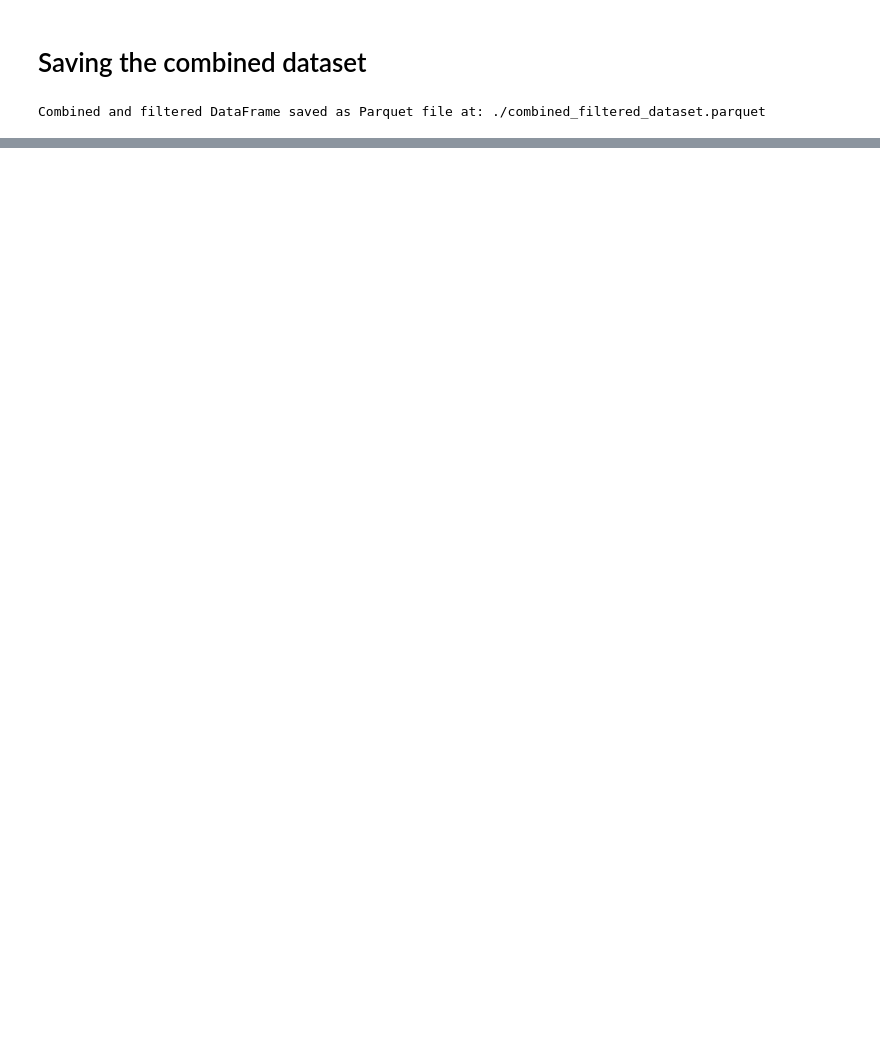
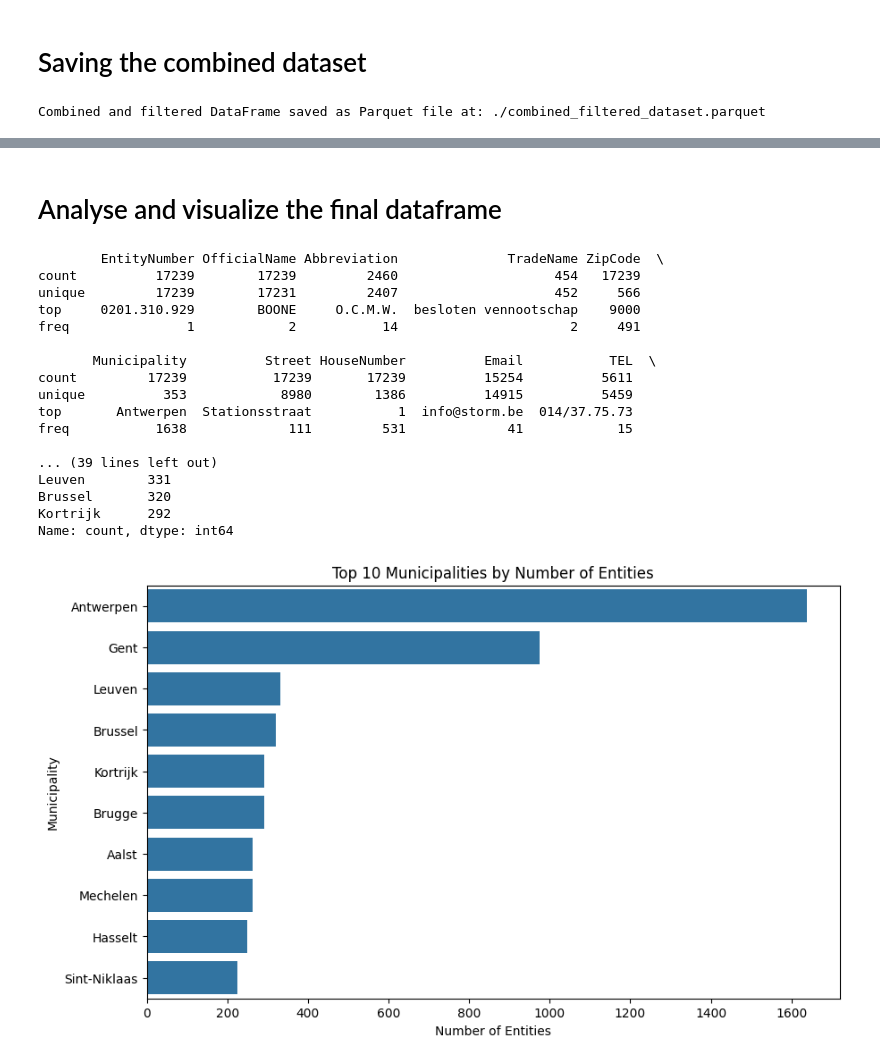
Before and after one commit to nathanvdv/URLfinder, a Jupyter notebook: ParquetLoader.ipynb, the cells around one changed output, grey strips where cells are left out. Saved outputs shown, nothing was run; the diff lists cells and outputs as text; code cells hidden in the pictures; blank space fills up the shorter version.

Commit message:
Reduced dataset to only entries with URL. Analysis and visualization of dataset.

```diff
--- a/ParquetLoader.ipynb
+++ b/ParquetLoader.ipynb
@@ -147,7 +147,7 @@ URL_df.rename(columns={'Value': 'URL'}, inplace=True)
 df_list = [official_name_df, abbreviation_df, tradeName_df,zipcode_df, Municipality_df, Street_df, HouseNumber_df, Email_df, Tel_df, URL_df]
 
 # Using reduce to merge all DataFrames in the list based on 'EntityNumber'
-combined_df = reduce(lambda left, right: pd.merge(left, right, on='EntityNumber', how='outer'), df_list)
+combined_df = reduce(lambda left, right: pd.merge(left, right, on='EntityNumber', how='left'), df_list)
 
 # Now, 'EntityNumber' can be set as the index in the combined DataFrame
 combined_df.set_index('EntityNumber', inplace=True)
@@ -154 +175,3 @@ combined_df.set_index('EntityNumber', inplace=True)
+# %%
+filtered_df_with_url = final_df_filtered[final_df_filtered['URL'].notna()]
 # %% [markdown]
@@ -170,0 +179,9 @@ else:
+# %%
+# Resetting the index to make 'EntityNumber' a column
+df_reset = filtered_df_with_url.reset_index()
+
+# Dropping duplicate 'EntityNumber' values, keeping the first occurrence
+df_final = df_reset.drop_duplicates(subset='EntityNumber', keep='first')
+
+# Optionally, setting 'EntityNumber' as the index again
+#df_final = df_deduplicated.set_index('EntityNumber')
@@ -203,0 +224,49 @@ Data columns (total 10 columns):
+# %% [markdown]
+# Analyse and visualize the final dataframe
+# %%
+import matplotlib.pyplot as plt
+import seaborn as sns
+
+# Summary statistics for numerical columns and info
+print(df_final.describe())
+print(df_final.info())
+
+# Count of non-null values to assess missing data
+print(df_final.count())
+
+# Frequency of categories in 'Municipality'
+municipality_counts = df_final['Municipality'].value_counts()
+print(municipality_counts.head())  # Top 5 municipalities
+
+# Visualization: Number of Entities per Municipality (Top 10)
+plt.figure(figsize=(10, 6))
+sns.barplot(x=municipality_counts.head(10), y=municipality_counts.head(10).index)
+plt.xlabel('Number of Entities')
+plt.ylabel('Municipality')
+plt.title('Top 10 Municipalities by Number of Entities')
+plt.show()
+
+# Visualization: Missing Data
+plt.figure(figsize=(10, 6))
+sns.heatmap(df_final.isnull(), cbar=False, cmap='viridis')
+plt.title('Heatmap of Missing Data')
+plt.show()
+# %% [output]
+        EntityNumber OfficialName Abbreviation              TradeName ZipCode  \
+count          17239        17239         2460                    454   17239
+unique         17239        17231         2407                    452     566
+top     0201.310.929        BOONE     O.C.M.W.  besloten vennootschap    9000
+freq               1            2           14                      2     491
+
+       Municipality          Street HouseNumber          Email           TEL  \
+count         17239           17239       17239          15254          5611
+unique          353            8980        1386          14915          5459
+top       Antwerpen  Stationsstraat           1  info@storm.be  014/37.75.73
+freq           1638             111         531             41            15
+
+... (39 lines left out)
+Leuven        331
+Brussel       320
+Kortrijk      292
+Name: count, dtype: int64
+[figure, added]
```
Also changed, not shown: parts of 11 cells of this notebook, 1 other file.
